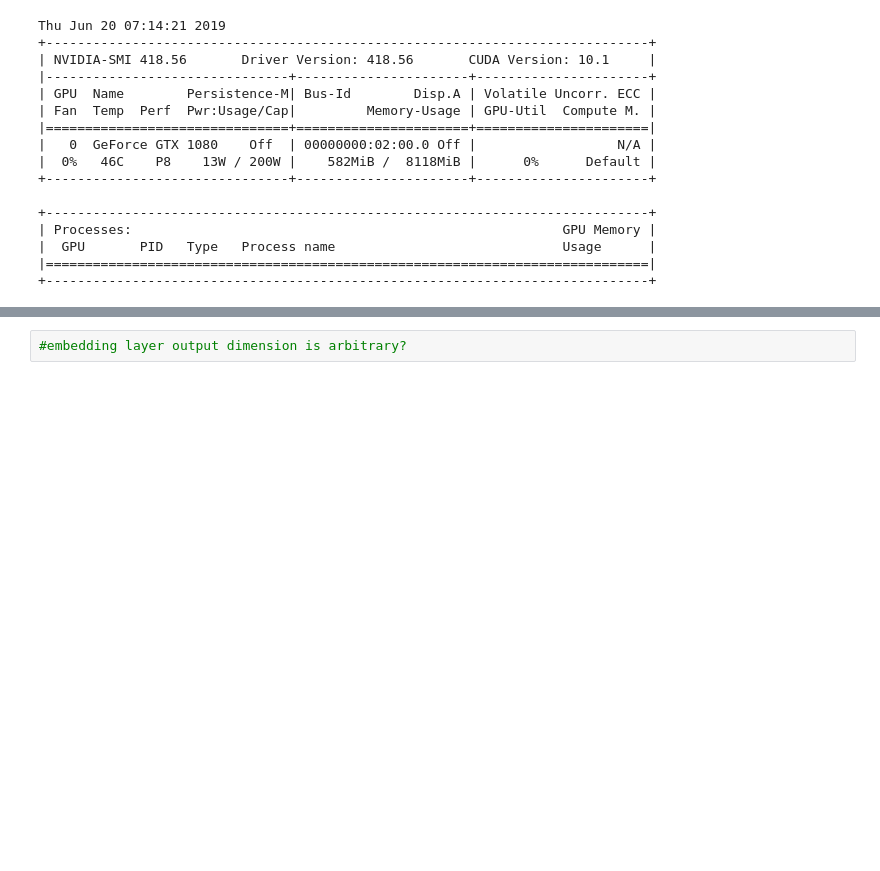
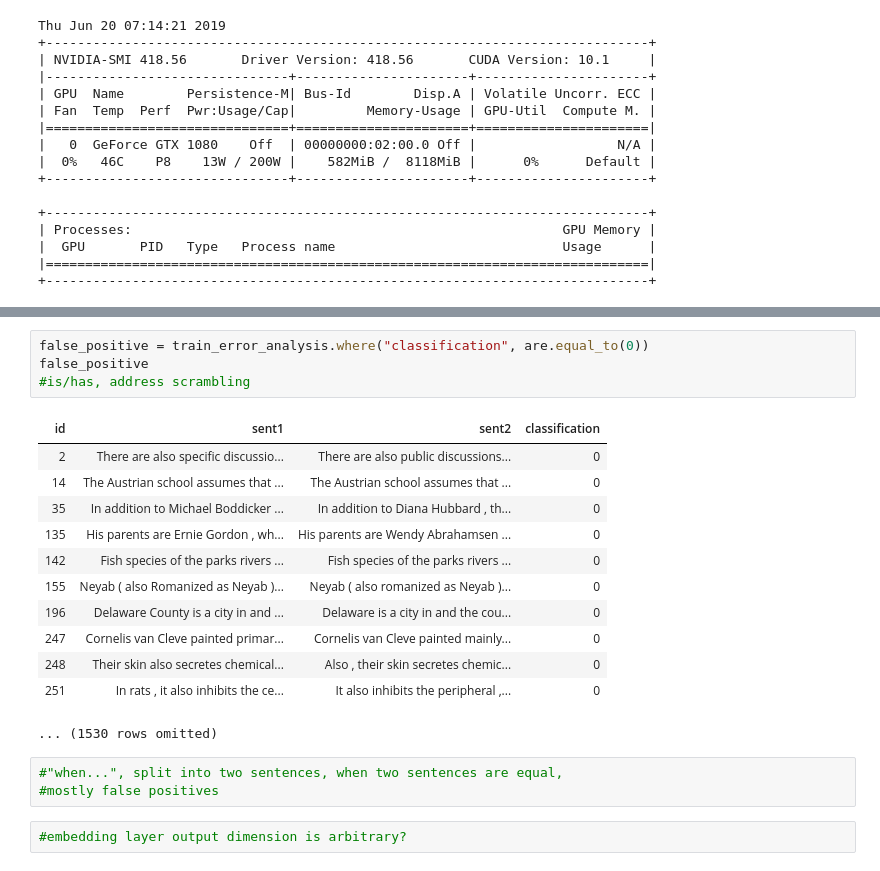
Before and after one commit to AladarMiao/Sinica, a Jupyter notebook: BiLSTM_PAWS_Wiki.ipynb, the cells around one changed output, grey strips where cells are left out. Cells and saved outputs as stored; diff of their text form; blank space fills up the shorter version.

```diff
--- a/BiLSTM_PAWS_Wiki.ipynb
+++ b/BiLSTM_PAWS_Wiki.ipynb
@@ -695,3 +760,23 @@ print("Saved model to disk")
+# %%
+false_positive = train_error_analysis.where("classification", are.equal_to(0))
+false_positive
+#is/has, address scrambling
+# %% [output]
+| id | sent1 | sent2 | classification |
+| 2 | There are also specific discussio... | There are also public discussions... | 0 |
+| 14 | The Austrian school assumes that ... | The Austrian school assumes that ... | 0 |
+| 35 | In addition to Michael Boddicker ... | In addition to Diana Hubbard , th... | 0 |
+| 135 | His parents are Ernie Gordon , wh... | His parents are Wendy Abrahamsen ... | 0 |
+| 142 | Fish species of the parks rivers ... | Fish species of the parks rivers ... | 0 |
+| 155 | Neyab ( also Romanized as Neyab )... | Neyab ( also romanized as Neyab )... | 0 |
+| 196 | Delaware County is a city in and ... | Delaware is a city in and the cou... | 0 |
+| 247 | Cornelis van Cleve painted primar... | Cornelis van Cleve painted mainly... | 0 |
+| 248 | Their skin also secretes chemical... | Also , their skin secretes chemic... | 0 |
+| 251 | In rats , it also inhibits the ce... | It also inhibits the peripheral ,... | 0 |
+... (1530 rows omitted)
+# %%
+#"when...", split into two sentences, when two sentences are equal,
+#mostly false positives
 # %%
 #embedding layer output dimension is arbitrary?
 # %%
```
Also changed, not shown: parts of 22 cells of this notebook, 1 other file.
